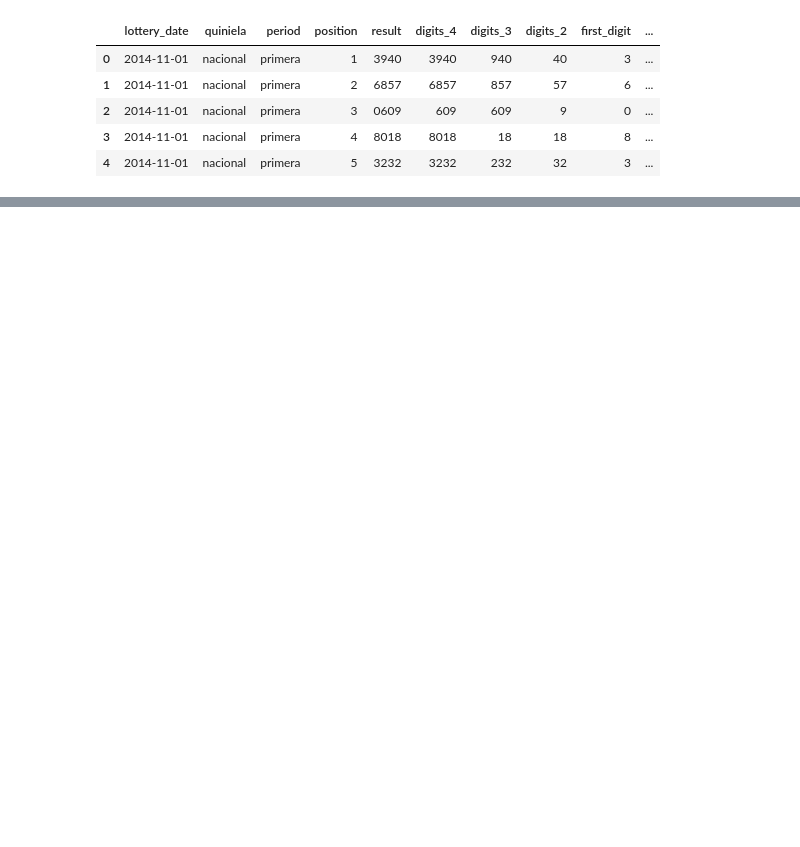
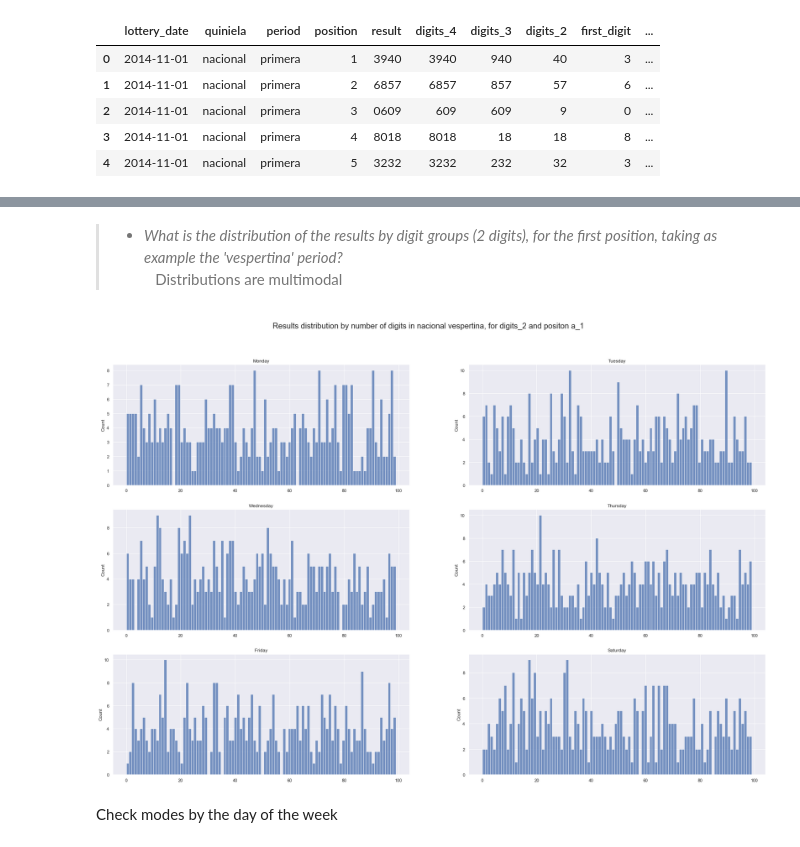
Before and after one commit to A-M-Perez/ML_Quiniela, a Jupyter notebook: Quiniela.ipynb, the cells around one changed output, grey strips where cells are left out. Cells and saved outputs as stored; diff of their text form; code cells hidden in the pictures; blank space fills up the shorter version.

```diff
--- a/Quiniela.ipynb
+++ b/Quiniela.ipynb
@@ -249,0 +381,10 @@ a los 20
+# %% [markdown]
+>- *What is the distribution of the results by digit groups (2 digits), for the first position, taking as example the 'vespertina' period?*<br>
+>&emsp;Distributions are multimodal<br>
+# %%
+# Check distributions for 2 digits, at the first position, by the day of the week
+display_occurrences_in_time('vespertina', 'digits_2', 'a_1')
+# %% [output]
+[figure, added]
+# %% [markdown]
+<a id='day_of_week_modes'>Check modes by the day of the week</a>
```
Also changed, not shown: parts of 31 cells of this notebook.
